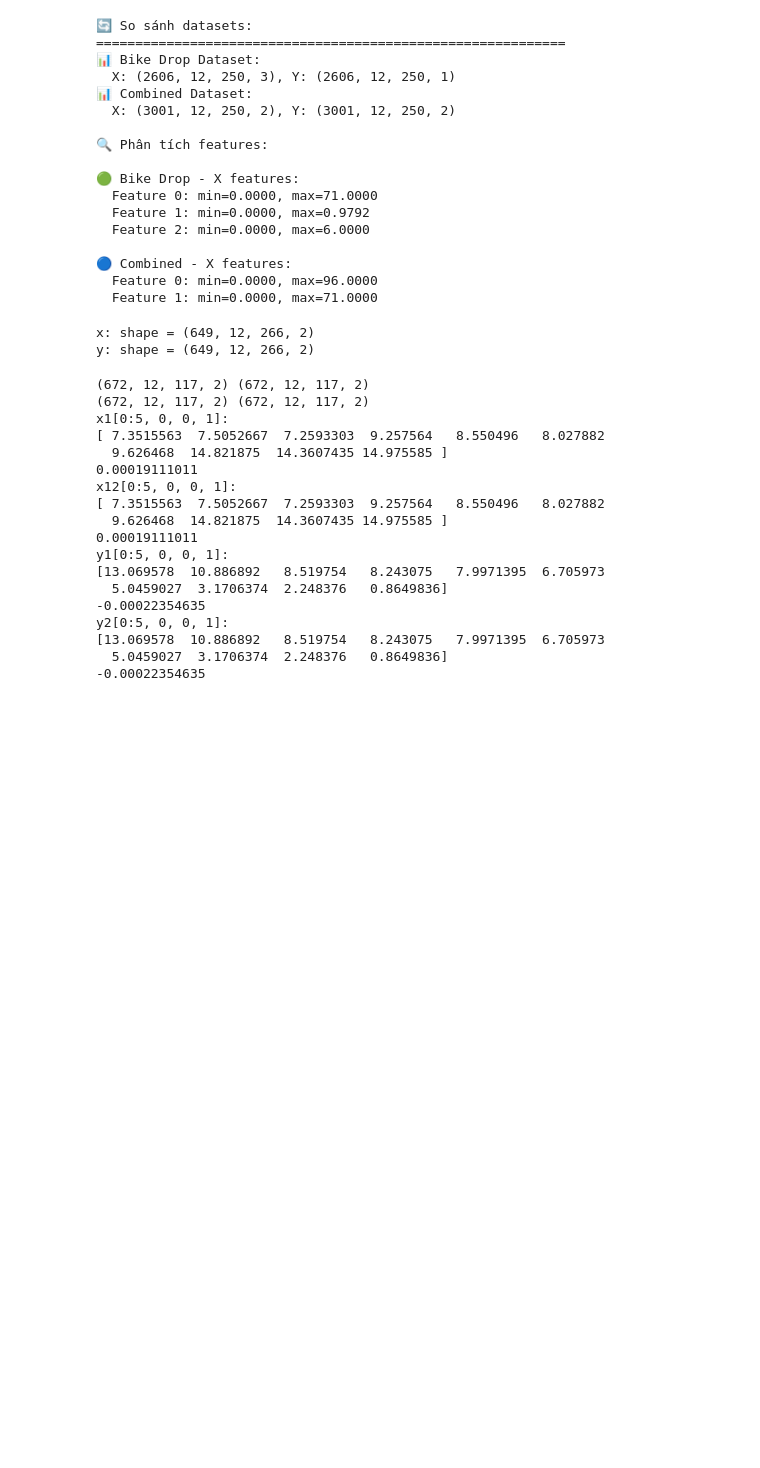
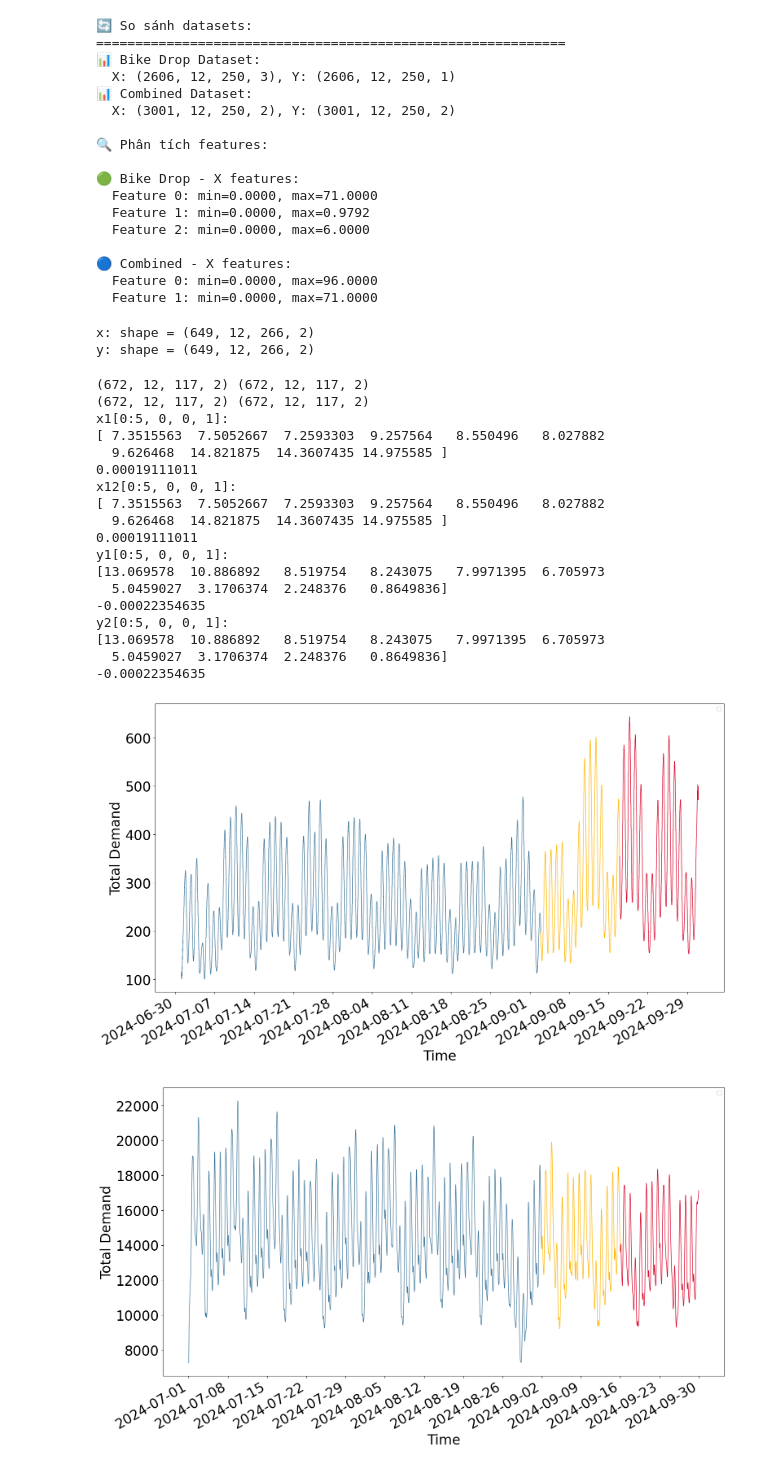
Before and after one commit to Chungg25/GNN4TD, a Jupyter notebook: image.ipynb, the cells around one changed output. Saved outputs shown, nothing was run; the diff lists cells and outputs as text; code cells hidden in the pictures; blank space fills up the shorter version.

```diff
--- a/image.ipynb
+++ b/image.ipynb
@@ -737,3 +738,53 @@ y2[0:5, 0, 0, 1]:
 [13.069578  10.886892   8.519754   8.243075   7.9971395  6.705973
   5.0459027  3.1706374  2.248376   0.8649836]
 -0.00022354635
+# %%
+import h5py
+import numpy as np
+import pandas as pd
+import matplotlib.pyplot as plt
+import matplotlib.dates as mdates
+
+def plot_demand_line_smooth(file_path, city_name, pick_key='taxi_pick', drop_key='taxi_drop', start_time_str='2024-07-01 00:00:00', smooth_window=8):
+    with h5py.File(file_path, 'r') as f:
+        pick = np.array(f[pick_key])
+        drop = np.array(f[drop_key])
+    T, N = pick.shape
+    start_time = pd.Timestamp(start_time_str)
+    time_index = pd.date_range(start=start_time, periods=T, freq='30min')
+    total_demand = pick.sum(axis=1) + drop.sum(axis=1)
+    df = pd.DataFrame({'demand': total_demand}, index=time_index)
+
+    # Chia train/val/test
+    total_steps = len(df)
+    steps_per_2weeks = int(14 * 24 * 2)
+    test_idx = total_steps - steps_per_2weeks
+    val_idx = total_steps - 2 * steps_per_2weeks
+
+    # Tính rolling mean để làm mượt
+    df['demand_smooth'] = df['demand'].rolling(window=smooth_window, min_periods=1, center=True).mean()
+
+    plt.figure(figsize=(15,8))  # Tăng chiều cao hình
+    plt.plot(df.index[:val_idx], df['demand_smooth'][:val_idx], color='#457b9d', linewidth=1)
+    plt.plot(df.index[val_idx:test_idx], df['demand_smooth'][val_idx:test_idx], color='#ffb703', linewidth=1)
+    plt.plot(df.index[test_idx:], df['demand_smooth'][test_idx:], color='#d90429', linewidth=1)
+    plt.xlabel('Time', fontsize=24)
+    plt.ylabel('Total Demand', fontsize=24)
+    plt.legend()
+    plt.tight_layout()
+
+    # Chỉ hiển thị nhãn ngày mỗi 5 ngày
+    ax = plt.gca()
+    ax.xaxis.set_major_locator(mdates.DayLocator(interval=7))
+    ax.xaxis.set_major_formatter(mdates.DateFormatter('%Y-%m-%d'))
+    plt.xticks(rotation=30, ha='right', fontsize=24)
+    plt.yticks(fontsize=24)
+
+    plt.show()
+
+# Ví dụ cho DC4 Taxi
+plot_demand_line_smooth('data/nogrid/DC4/taxi_data.h5', 'DC4 Taxi', pick_key='taxi_pick', drop_key='taxi_drop', start_time_str='2024-07-01 00:00:00', smooth_window=32)
+plot_demand_line_smooth('data/nogrid/NYC/taxi_data.h5', 'CHI Taxi', pick_key='taxi_pick', drop_key='taxi_drop', start_time_str='2024-07-01 00:00:00', smooth_window=32)
+# %% [output]
+[figure, added]
+[figure, added]
```
Also changed, not shown: parts of 1 cell of this notebook, 1 other file.
